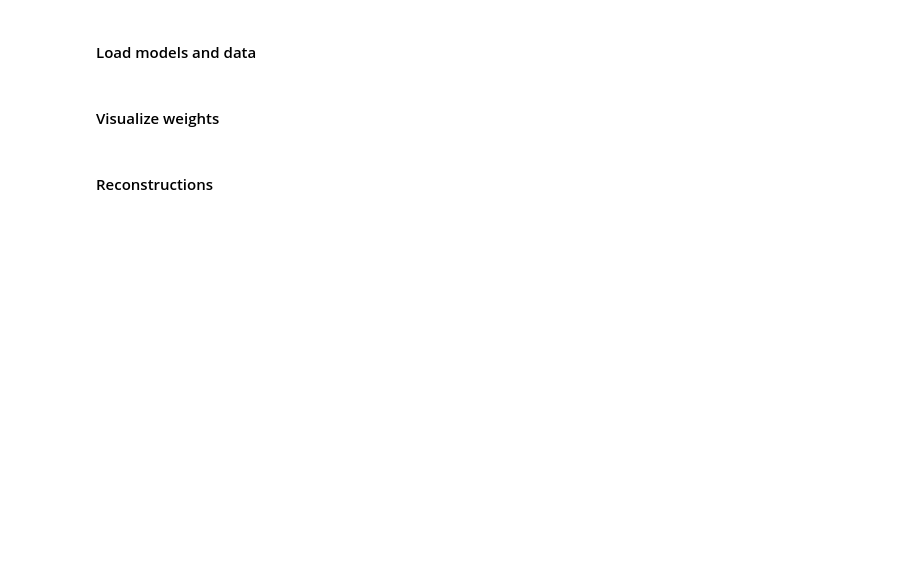
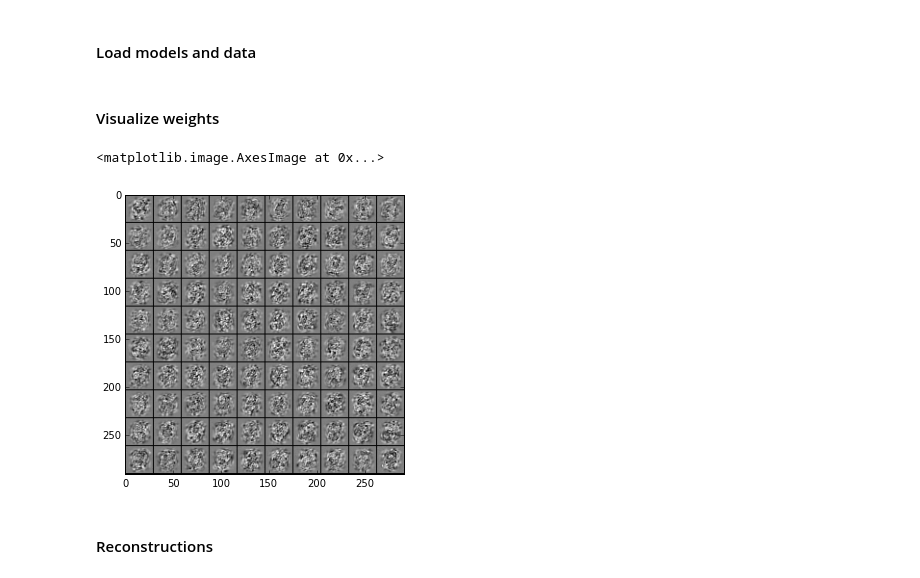
Before and after one commit to EderSantana/sc, a Jupyter notebook: l1tests.ipynb, the cells around one changed output. Cells and saved outputs as stored; diff of their text form; code cells hidden in the pictures; blank space fills up the shorter version.

```diff
--- a/l1tests.ipynb
+++ b/l1tests.ipynb
@@ -17,7 +19,7 @@ from blocks.bricks.cost import MisclassificationRate
 # %% [markdown]
 #### Load models and data
 # %%
-model_name = 'best_variational.pkl'
+model_name = 'best_mnist.pkl'
 states = cPickle.load(file(model_name, 'r'))[0]
 
 mnist = MNIST('train', sources=['features'])
@@ -37,10 +39,12 @@ teststream = Mapping(DataStream(mnist_test,
 #### Visualize weights
 # %%
 rcParams['figure.figsize'] = 5,5
-W = states.W.get_value()
 W = states.mlp.linear_transformations[-1].W.get_value()
 I = grid2d(W[:100])
 imshow(I, cmap='gray')
+# %% [output]
+<matplotlib.image.AxesImage at 0x...>
+[figure, added]
 # %% [markdown]
 #### Reconstructions
 # %%
```
Also changed, not shown: parts of 7 cells of this notebook, 5 other files.
